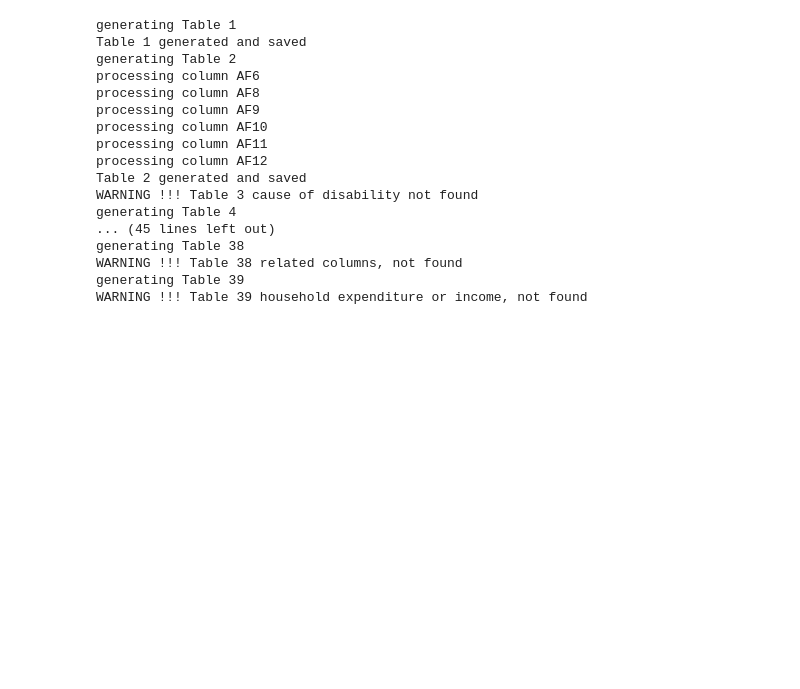
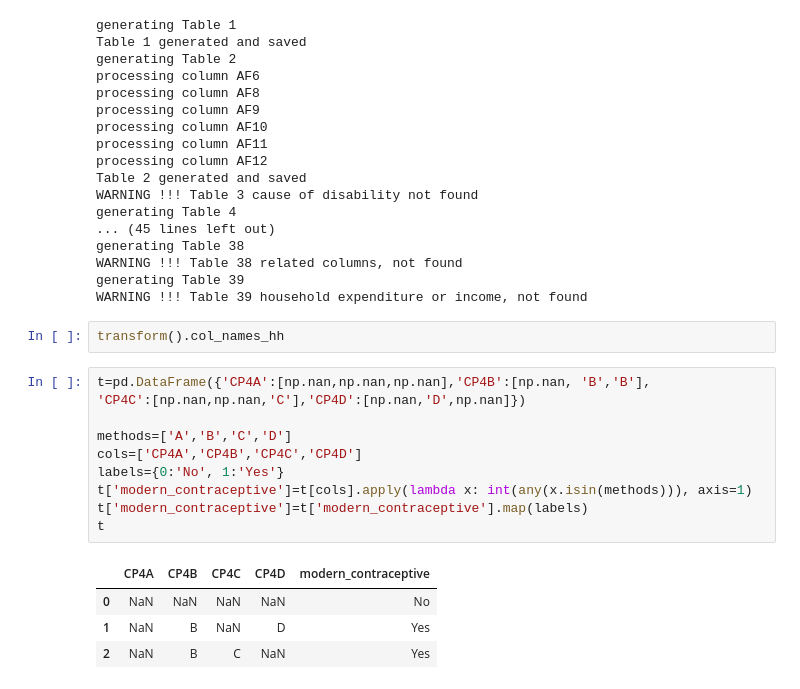
Before and after one commit to raffi1974/MICS, a Jupyter notebook: MICS_Palestine.ipynb, the cells around one changed output. Cells and saved outputs as stored; diff of their text form; blank space fills up the shorter version.

```diff
--- a/MICS_Palestine.ipynb
+++ b/MICS_Palestine.ipynb
@@ -887,3 +943,20 @@ generating Table 38
 WARNING !!! Table 38 related columns, not found
 generating Table 39
 WARNING !!! Table 39 household expenditure or income, not found
+# %%
+transform().col_names_hh
+# %%
+t=pd.DataFrame({'CP4A':[np.nan,np.nan,np.nan],'CP4B':[np.nan, 'B','B'],
+'CP4C':[np.nan,np.nan,'C'],'CP4D':[np.nan,'D',np.nan]})
+
+methods=['A','B','C','D']
+cols=['CP4A','CP4B','CP4C','CP4D']
+labels={0:'No', 1:'Yes'}
+t['modern_contraceptive']=t[cols].apply(lambda x: int(any(x.isin(methods))), axis=1)
+t['modern_contraceptive']=t['modern_contraceptive'].map(labels)
+t
+# %% [output]
+|  | CP4A | CP4B | CP4C | CP4D | modern_contraceptive |
+| 0 | NaN | NaN | NaN | NaN | No |
+| 1 | NaN | B | NaN | D | Yes |
+| 2 | NaN | B | C | NaN | Yes |
```
Also changed, not shown: parts of 1 cell of this notebook.
